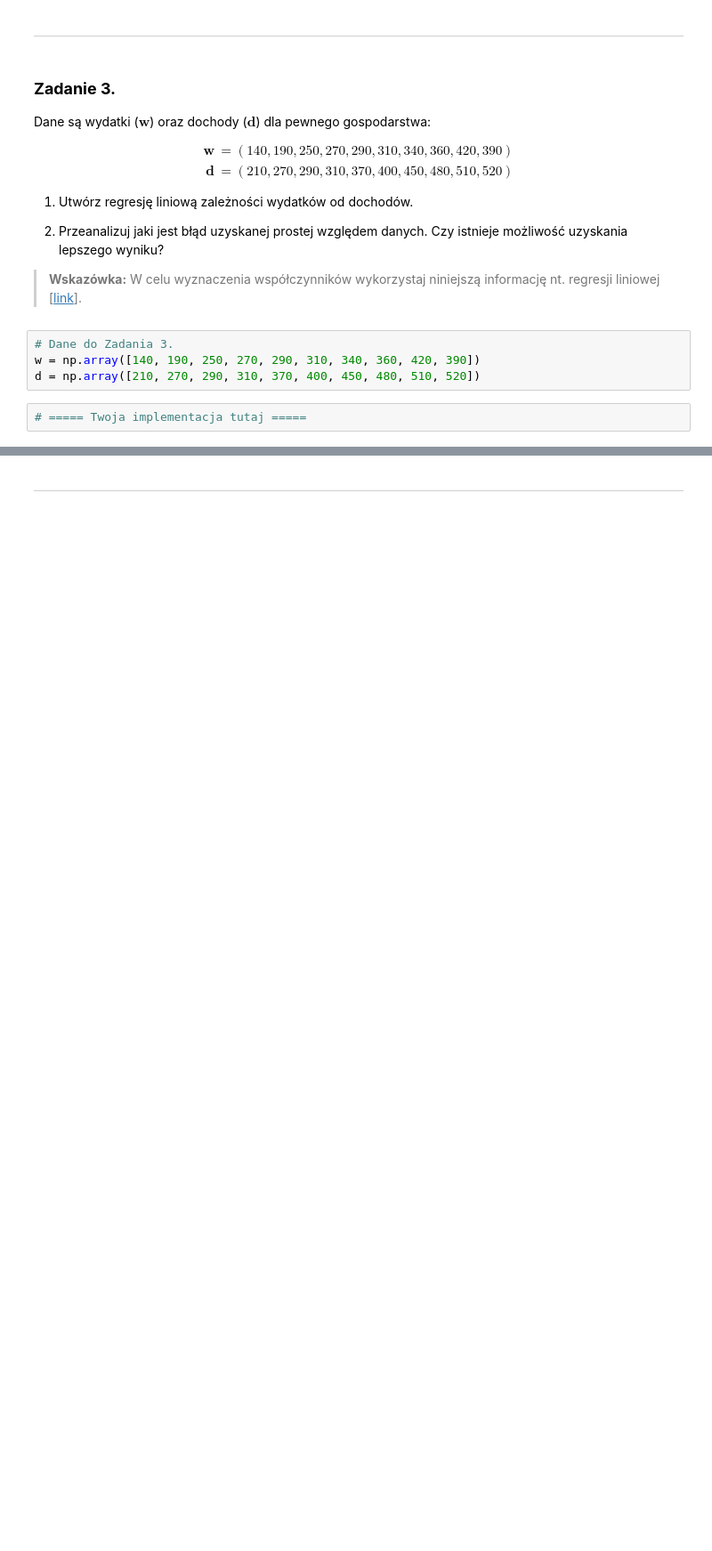
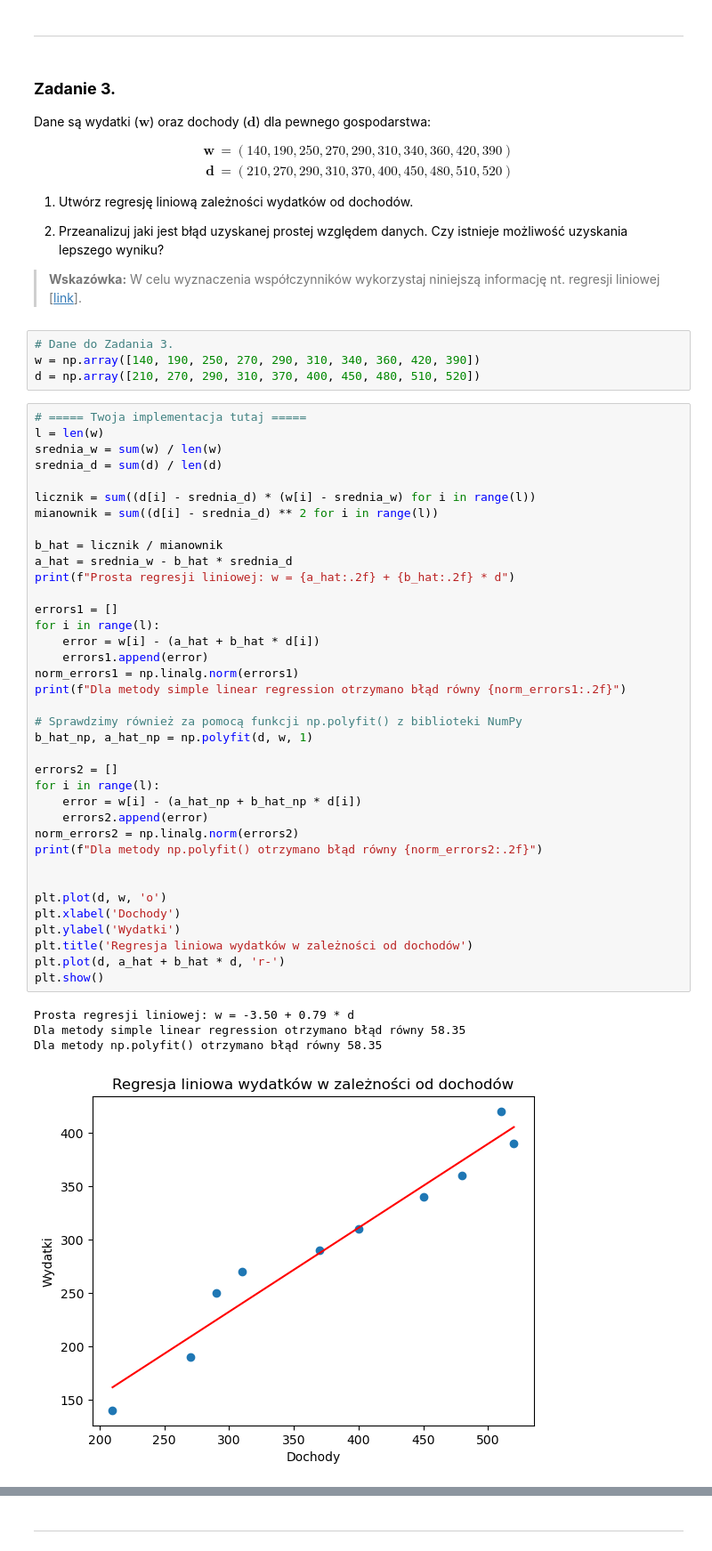
Before and after one commit to MN-KJ-2025/lab-5-r-wnania-m-x-n-kacperpastula, a Jupyter notebook: sprawozdanie.ipynb, the cells around one changed output, grey strips where cells are left out. Shown at 89% size. Drawn from its saved outputs; the diff is of its cells as text; blank space fills up the shorter version.

```diff
--- a/sprawozdanie.ipynb
+++ b/sprawozdanie.ipynb
@@ -201,5 +294,45 @@ $$
 # Dane do Zadania 3.
 w = np.array([140, 190, 250, 270, 290, 310, 340, 360, 420, 390])
 d = np.array([210, 270, 290, 310, 370, 400, 450, 480, 510, 520])
-# %%
-# ===== Twoja implementacja tutaj =====
+# %%
+# ===== Twoja implementacja tutaj =====
+l = len(w)
+srednia_w = sum(w) / len(w)
+srednia_d = sum(d) / len(d)
+
+licznik = sum((d[i] - srednia_d) * (w[i] - srednia_w) for i in range(l))
+mianownik = sum((d[i] - srednia_d) ** 2 for i in range(l))
+
+b_hat = licznik / mianownik
+a_hat = srednia_w - b_hat * srednia_d
+print(f"Prosta regresji liniowej: w = {a_hat:.2f} + {b_hat:.2f} * d")
+
+errors1 = []
+for i in range(l):
+    error = w[i] - (a_hat + b_hat * d[i])
+    errors1.append(error)
+norm_errors1 = np.linalg.norm(errors1)
+print(f"Dla metody simple linear regression otrzymano błąd równy {norm_errors1:.2f}")
+
+# Sprawdzimy również za pomocą funkcji np.polyfit() z biblioteki NumPy
+b_hat_np, a_hat_np = np.polyfit(d, w, 1)
+
+errors2 = []
+for i in range(l):
+    error = w[i] - (a_hat_np + b_hat_np * d[i])
+    errors2.append(error)
+norm_errors2 = np.linalg.norm(errors2)
+print(f"Dla metody np.polyfit() otrzymano błąd równy {norm_errors2:.2f}")
+
+
+plt.plot(d, w, 'o')
+plt.xlabel('Dochody')
+plt.ylabel('Wydatki')
+plt.title('Regresja liniowa wydatków w zależności od dochodów')
+plt.plot(d, a_hat + b_hat * d, 'r-')
+plt.show()
+# %% [output]
+Prosta regresji liniowej: w = -3.50 + 0.79 * d
+Dla metody simple linear regression otrzymano błąd równy 58.35
+Dla metody np.polyfit() otrzymano błąd równy 58.35
+[figure, added]
```
Also changed, not shown: parts of 8 cells of this notebook, 1 other file.
